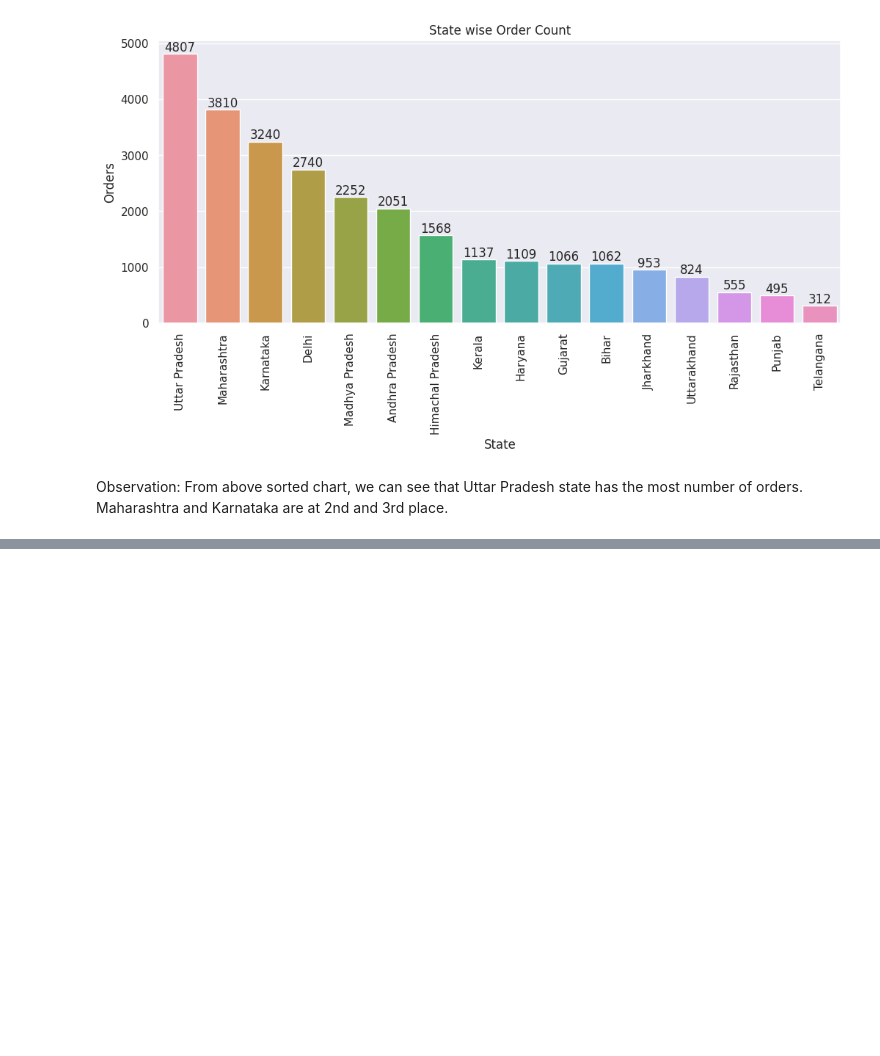
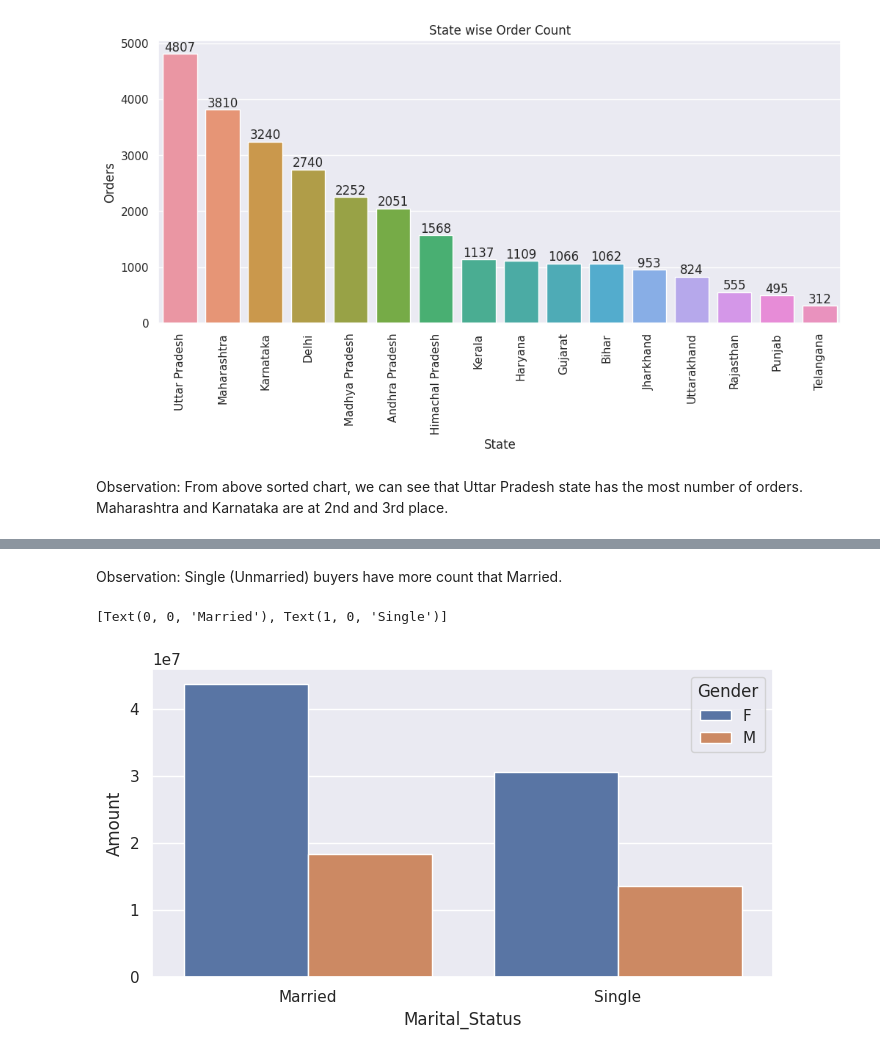
Before and after one commit to dhar9571/Python-Diwali-Sales-Data-Analysis, a Jupyter notebook: Diwali_Sales_DataAnalysis.ipynb, the cells around one changed output, grey strips where cells are left out. Saved outputs shown, nothing was run; the diff lists cells and outputs as text; code cells hidden in the pictures; blank space fills up the shorter version.

```diff
--- a/Diwali_Sales_DataAnalysis.ipynb
+++ b/Diwali_Sales_DataAnalysis.ipynb
@@ -219,0 +238,13 @@ df.head()
+# %% [markdown]
+Observation: Single (Unmarried) buyers have more count that Married.
+# %%
+# Creating a new dataset which will contain martial status wise total amount:
+
+marital_amount = df.groupby(["Marital_Status","Gender"])["Amount"].sum().reset_index()
+
+ax = sns.barplot(x=marital_amount["Marital_Status"],y=marital_amount["Amount"],hue=marital_amount["Gender"])
+
+ax.set_xticklabels(["Married","Single"])
+# %% [output]
+[Text(0, 0, 'Married'), Text(1, 0, 'Single')]
+[figure, added]
```
Also changed, not shown: parts of 23 cells of this notebook.
